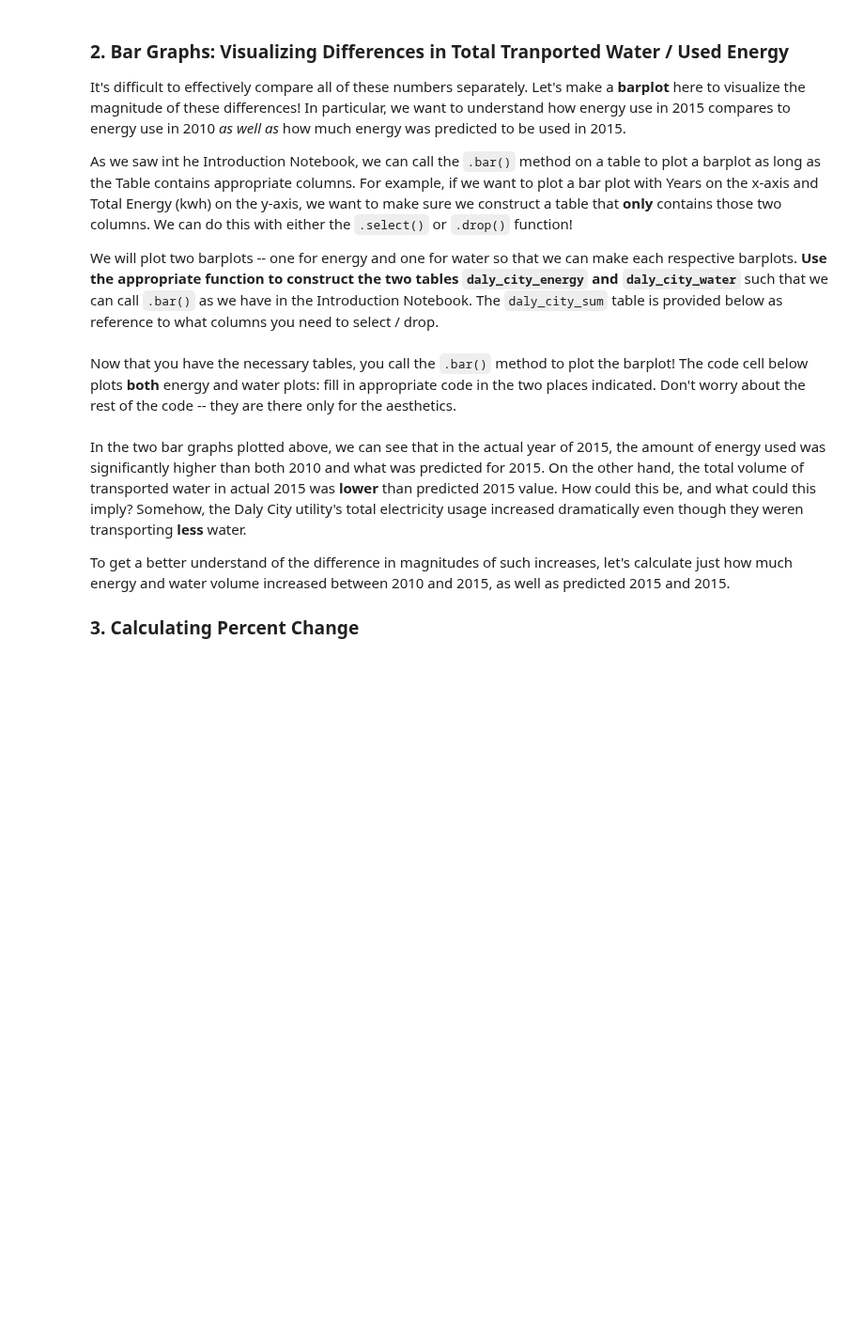
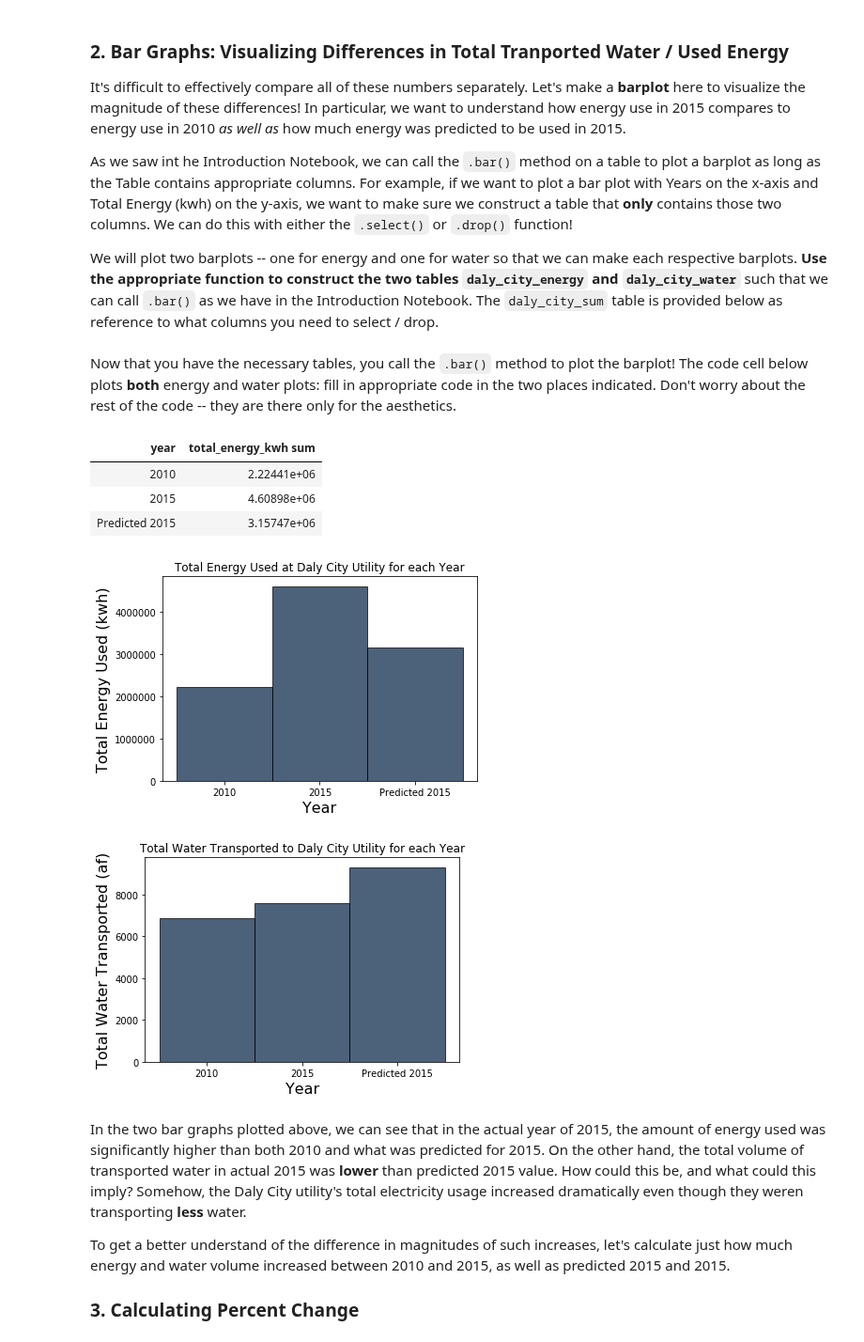
Before and after one commit to ds-modules/CE-110, a Jupyter notebook: network/CE-110_Lab_4.19.19.ipynb, the cells around one changed output. Shown at 94% size. Saved outputs shown, nothing was run; the diff lists cells and outputs as text; code cells hidden in the pictures; blank space fills up the shorter version.

```diff
--- a/network/CE-110_Lab_4.19.19.ipynb
+++ b/network/CE-110_Lab_4.19.19.ipynb
@@ -412,32 +503,42 @@ We will plot two barplots -- one for energy and one for water so that we can mak
 # %%
 daly_city_sum
 # %%
-daly_city_energy = daly_city_sum...
+daly_city_energy = daly_city_sum.select('year', 'total_energy_kwh sum')
 
-daly_city_water = daly_city_sum...
+daly_city_water = daly_city_sum.select('year', 'cumulative_volume_af sum')
 # %% [markdown]
 Now that you have the necessary tables, you call the `.bar()` method to plot the barplot! The code cell below plots **both** energy and water plots: fill in appropriate code in the two places indicated. Don't worry about the rest of the code -- they are there only for the aesthetics.
+# %%
+daly_city_energy
+# %% [output]
+| year | total_energy_kwh sum |
+| 2010 | 2.22441e+06 |
+| 2015 | 4.60898e+06 |
+| Predicted 2015 | 3.15747e+06 |
 # %%
 #graph showing total amount of energy used in actual 2010, predicted 2015, and actual 2015
 
-daly_city_energy... #YOUR CODE HERE
+daly_city_energy.bar('year')
 
 plt.ylabel('Total Energy Used (kwh)')
 plt.xlabel('Year')
 plt.title('Total Energy Used at Daly City Utility for each Year')
 plt.xticks(np.arange(3), daly_city_sum.column('year'))
 plt.xticks(np.arange(0, 3, step=1));
 
 
 #graph showing total amount of water transported in actual 2010, predicted 2015, and actual 2015
 
-daly_city_water.... #YOUR CODE HERE
+daly_city_water.bar('year') #YOUR CODE HERE
 
 plt.ylabel('Total Water Transported (af)')
 plt.xlabel('Year')
 plt.title('Total Water Transported to Daly City Utility for each Year')
 plt.xticks(np.arange(3), daly_city_sum.column('year'))
 plt.xticks(np.arange(0, 3, step=1));
+# %% [output]
+[figure, added]
+[figure, added]
 # %% [markdown]
 In the two bar graphs plotted above, we can see that in the actual year of 2015, the amount of energy used was significantly higher than both 2010 and what was predicted for 2015. On the other hand, the total volume of transported water in actual 2015 was **lower** than predicted 2015 value. How could this be, and what could this imply? Somehow, the Daly City utility's total electricity usage increased dramatically even though they weren transporting **less** water.
 
```
Also changed, not shown: parts of 22 cells of this notebook, 16 other files.
